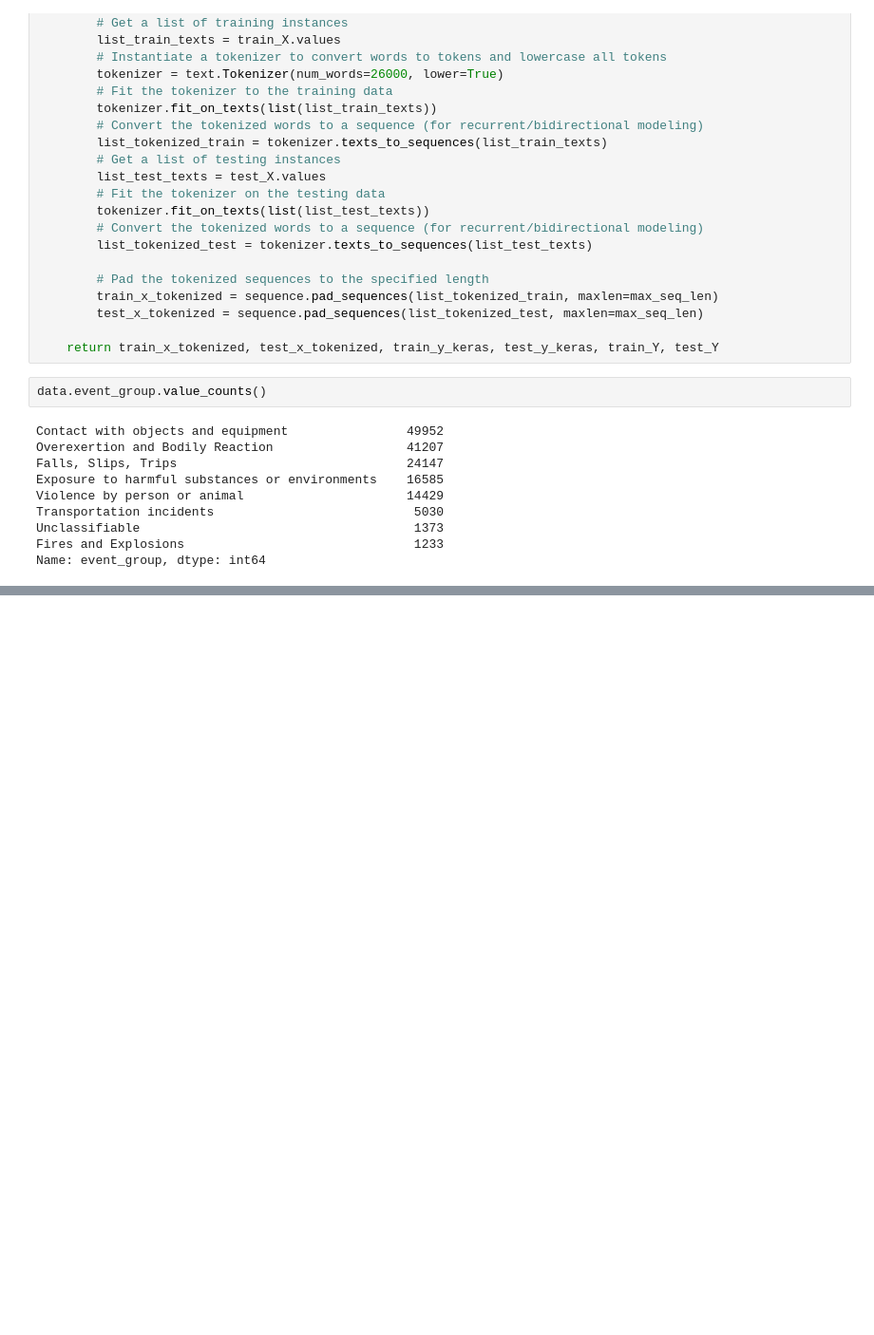
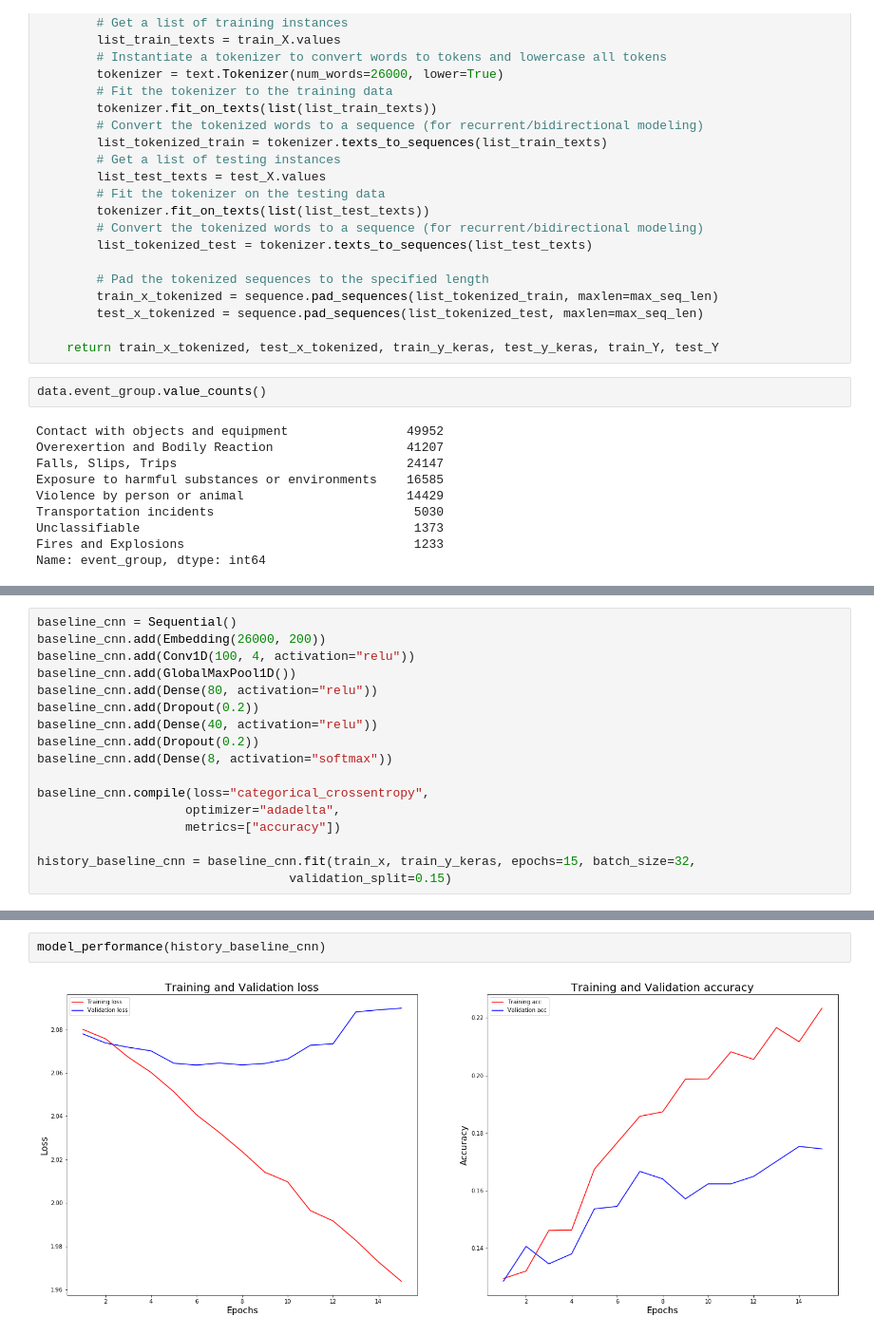
Before and after one commit to kpokrass/occupational_injuries, a Jupyter notebook: injury_classification.ipynb, the cells around one changed output, grey strips where cells are left out. Shown at 95% size. Cells and saved outputs as stored; diff of their text form; blank space fills up the shorter version.

```diff
--- a/injury_classification.ipynb
+++ b/injury_classification.ipynb
@@ -1118,0 +1122,17 @@ Confusion matrix, without normalization
+# %%
+baseline_cnn = Sequential()
+baseline_cnn.add(Embedding(26000, 200))
+baseline_cnn.add(Conv1D(100, 4, activation="relu"))
+baseline_cnn.add(GlobalMaxPool1D())
+baseline_cnn.add(Dense(80, activation="relu"))
+baseline_cnn.add(Dropout(0.2))
+baseline_cnn.add(Dense(40, activation="relu"))
+baseline_cnn.add(Dropout(0.2))
+baseline_cnn.add(Dense(8, activation="softmax"))
+
+baseline_cnn.compile(loss="categorical_crossentropy",
+                    optimizer="adadelta",
+                    metrics=["accuracy"])
+
+history_baseline_cnn = baseline_cnn.fit(train_x, train_y_keras, epochs=15, batch_size=32,
+                                  validation_split=0.15)
@@ -1118,0 +1157,4 @@ Confusion matrix, without normalization
+# %%
+model_performance(history_baseline_cnn)
+# %% [output]
+[figure, added]
```
Also changed, not shown: parts of 37 cells of this notebook.
